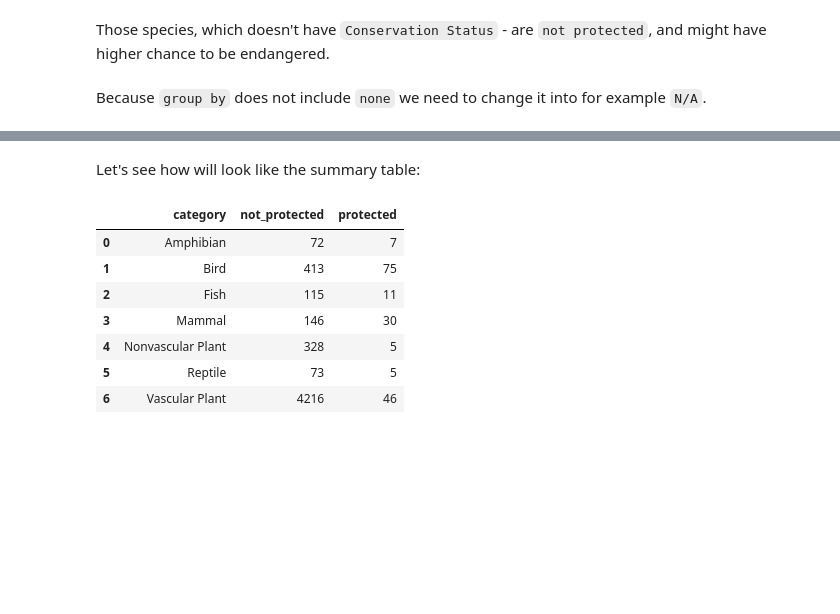
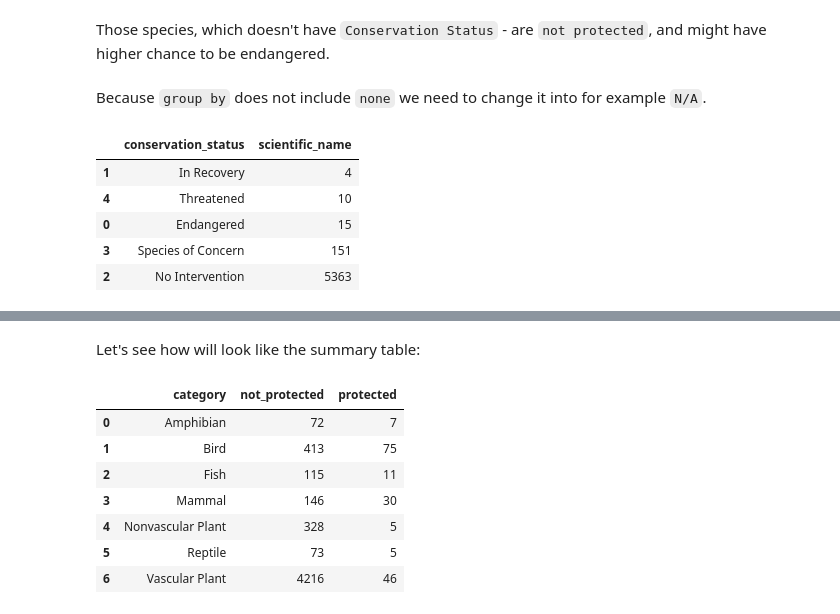
Before and after one commit to Kate-Pol/Biodiversity-in-National-Parks, a Jupyter notebook: biodiversity_.ipynb, the cells around one changed output, grey strips where cells are left out. Saved outputs shown, nothing was run; the diff lists cells and outputs as text; code cells hidden in the pictures; blank space fills up the shorter version.

```diff
--- a/biodiversity_.ipynb
+++ b/biodiversity_.ipynb
@@ -212,0 +211,12 @@ species['is_protected'] = species.conservation_status != 'N/A'
+# %%
+protection_counts= \
+            species.groupby('conservation_status').scientific_name.nunique().reset_index().sort_values(by='scientific_name')
+
+protection_counts
+# %% [output]
+|  | conservation_status | scientific_name |
+| 1 | In Recovery | 4 |
+| 4 | Threatened | 10 |
+| 0 | Endangered | 15 |
+| 3 | Species of Concern | 151 |
+| 2 | No Intervention | 5363 |
```
Also changed, not shown: parts of 8 cells of this notebook.
